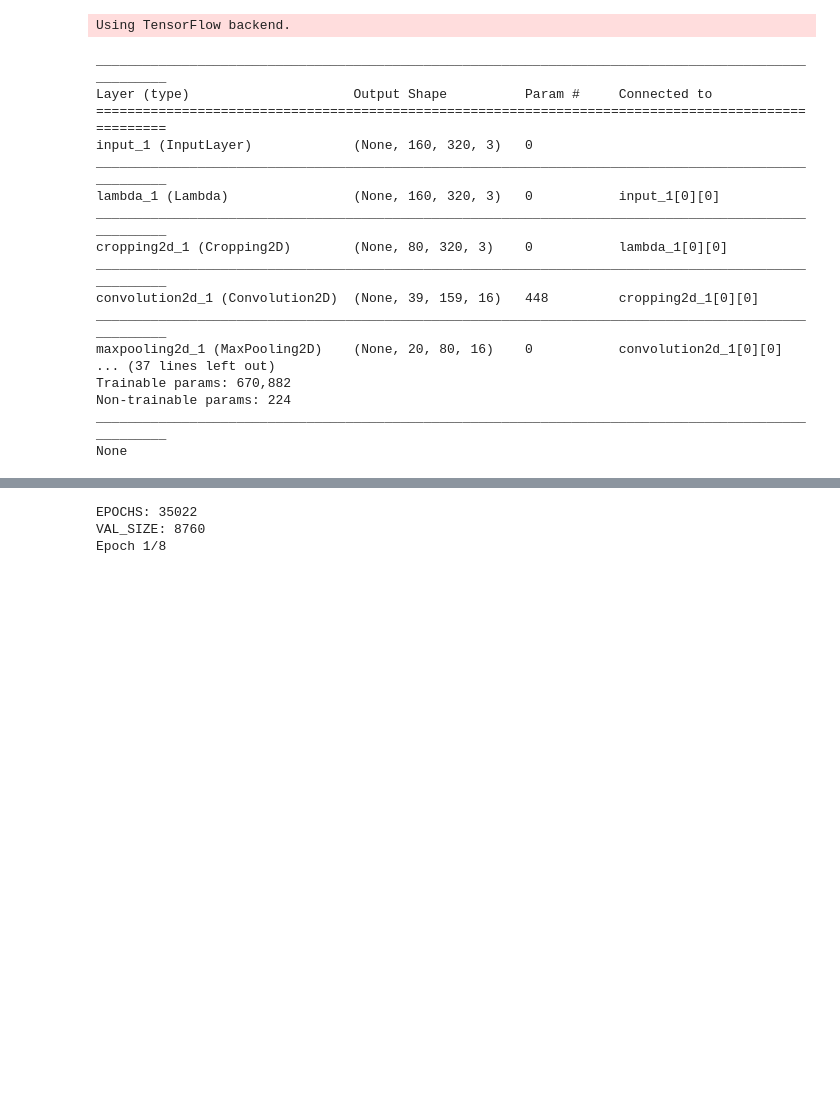
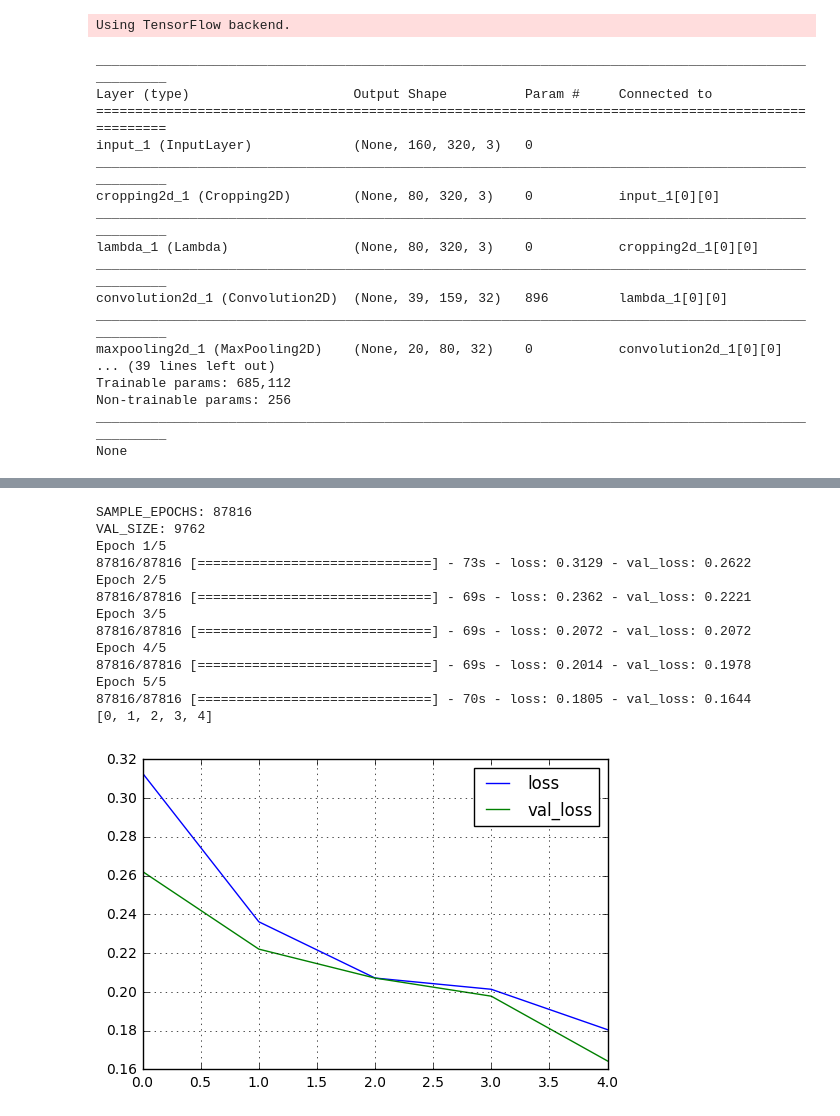
Before and after one commit to rdjondo/CarND-Behavioral-Cloning-P3, a Jupyter notebook: simulator-train.ipynb, the cells around one changed output, grey strips where cells are left out. Drawn from its saved outputs; the diff is of its cells as text; code cells hidden in the pictures; blank space fills up the shorter version.

```diff
--- a/simulator-train.ipynb
+++ b/simulator-train.ipynb
@@ -269,9 +269,9 @@ from keras.engine.topology import Merge, merge
 
 model_input = Input(shape=(160, 320, 3))
 model_stem = model_input
+model_stem = Cropping2D(cropping=((60,20),(0,0)), input_shape=model_stem.get_shape()[1:]) (model_stem)
 model_stem = Lambda(lambda x: (x-128.0)/255.0, input_shape=model_stem.get_shape()[1:]) (model_stem)
-model_stem = Cropping2D(cropping=((60,20),(0,0)), input_shape=model_stem.get_shape()[1:]) (model_stem)
-model_stem = Convolution2D(16, 3, 3, border_mode='valid', subsample=(2, 2))(model_stem)
+model_stem = Convolution2D(32, 3, 3, border_mode='valid', subsample=(2, 2))(model_stem)
 model_stem = MaxPooling2D(pool_size=(2, 2), strides=None, border_mode='same') (model_stem)
 branch_input = Activation('elu')(model_stem)
 
@@ -287,19 +287,18 @@ right_branch = Activation('elu') (right_branch)
 
 merged = merge([left_branch, right_branch], mode='sum')
 
-merged = Convolution2D(32, 3, 3, border_mode='valid', activation='elu', subsample=(2, 2))(merged)
+merged = Convolution2D(48, 3, 3, border_mode='valid', activation='elu', subsample=(2, 2))(merged)
 merged = Convolution2D(64, 3, 3, border_mode='valid', activation='elu',  subsample=(2, 2))(merged)
 merged = BatchNormalization(epsilon=0.001, mode=0, axis=-1, momentum=0.9)(merged)
 merged = Flatten()(merged)
 merged = Dropout(0.5)(merged)
 merged = Dense(128, activation='elu')(merged)
-merged = Dense(64)(merged)
-merged = Dense(2, activation='elu')(merged)
+merged = Dense(32)(merged)
+merged = Dense(2, activation='tanh')(merged)
+merged = Dense(2)(merged)
 
 
-# Compile and train the model
 model =  Model(input=model_input, output=merged)
-model.compile(loss='mean_squared_error', optimizer='adam')
 # %% [output]
 Using TensorFlow backend.
 # %%
@@ -314,45 +313,64 @@ Layer (type)                     Output Shape          Param #     Connected to
 ====================================================================================================
 input_1 (InputLayer)             (None, 160, 320, 3)   0
 ____________________________________________________________________________________________________
-lambda_1 (Lambda)                (None, 160, 320, 3)   0           input_1[0][0]
+cropping2d_1 (Cropping2D)        (None, 80, 320, 3)    0           input_1[0][0]
 ____________________________________________________________________________________________________
-cropping2d_1 (Cropping2D)        (None, 80, 320, 3)    0           lambda_1[0][0]
+lambda_1 (Lambda)                (None, 80, 320, 3)    0           cropping2d_1[0][0]
 ____________________________________________________________________________________________________
-convolution2d_1 (Convolution2D)  (None, 39, 159, 16)   448         cropping2d_1[0][0]
+convolution2d_1 (Convolution2D)  (None, 39, 159, 32)   896         lambda_1[0][0]
 ____________________________________________________________________________________________________
-maxpooling2d_1 (MaxPooling2D)    (None, 20, 80, 16)    0           convolution2d_1[0][0]
-... (37 lines left out)
-Trainable params: 670,882
-Non-trainable params: 224
+maxpooling2d_1 (MaxPooling2D)    (None, 20, 80, 32)    0           convolution2d_1[0][0]
+... (39 lines left out)
+Trainable params: 685,112
+Non-trainable params: 256
 ____________________________________________________________________________________________________
 None
 # %% [markdown]
 <img src="model.png" alt="Model"/>
 # %%
-# Train the model
-# History is a record of training loss and metrics
+
 
 from sklearn.model_selection import train_test_split
 
+df_no_zero = sklearn.utils.shuffle(df)
 #df_no_zero = sklearn.utils.shuffle(df_no_zero)
-#train_samples, validation_samples = train_test_split(df_no_zero, test_size=0.2)
-df= sklearn.utils.shuffle(df)
-train_samples, validation_samples = train_test_split(df, test_size=0.2)
+train_samples, validation_samples = train_test_split(df_no_zero, test_size=0.1)
 
 # compile and train the model using the generator function
-train_generator = generator(train_samples, batch_size=64, infinite_loop=True)
-validation_generator = generator(validation_samples, batch_size=64, infinite_loop=True)
+train_generator = generator(train_samples, batch_size=128, infinite_loop=True)
+validation_generator = generator(validation_samples, batch_size=128, infinite_loop=True)
 
-EPOCHS = train_samples['steering'].size*3*2 # 3 images per steering angle (left,center,right), 2 sides of road
+
+SAMPLE_EPOCHS = train_samples['steering'].size*3*2 # 3 images per steering angle (left,center,right), 2 sides of road
 VAL_SIZE = validation_samples['steering'].size*3*2
 
-print('EPOCHS:',EPOCHS)
+print('SAMPLE_EPOCHS:',SAMPLE_EPOCHS)
 print('VAL_SIZE:',VAL_SIZE)
 
-history = model.fit_generator(train_generator, samples_per_epoch=EPOCHS,
+# Train the model
+# History is a record of training loss and metrics
+model.compile(loss='mse', optimizer='adam')
+history = model.fit_generator(train_generator, samples_per_epoch=SAMPLE_EPOCHS,
                               validation_data=validation_generator,
-                              nb_val_samples=VAL_SIZE, nb_epoch=8)
+                              nb_val_samples=VAL_SIZE, nb_epoch=5)
+
+print(history.epoch)
+plt.plot(history.epoch,history.history['loss'],history.epoch,history.history['val_loss'])
+plt.legend(('loss','val_loss'))
+plt.grid('on')
+plt.show()
 # %% [output]
-EPOCHS: 35022
-VAL_SIZE: 8760
-Epoch 1/8
+SAMPLE_EPOCHS: 87816
+VAL_SIZE: 9762
+Epoch 1/5
+87816/87816 [==============================] - 73s - loss: 0.3129 - val_loss: 0.2622
+Epoch 2/5
+87816/87816 [==============================] - 69s - loss: 0.2362 - val_loss: 0.2221
+Epoch 3/5
+87816/87816 [==============================] - 69s - loss: 0.2072 - val_loss: 0.2072
+Epoch 4/5
+87816/87816 [==============================] - 69s - loss: 0.2014 - val_loss: 0.1978
+Epoch 5/5
+87816/87816 [==============================] - 70s - loss: 0.1805 - val_loss: 0.1644
+[0, 1, 2, 3, 4]
+[figure, added]
```
Also changed, not shown: parts of 13 cells of this notebook, 5 other files.
